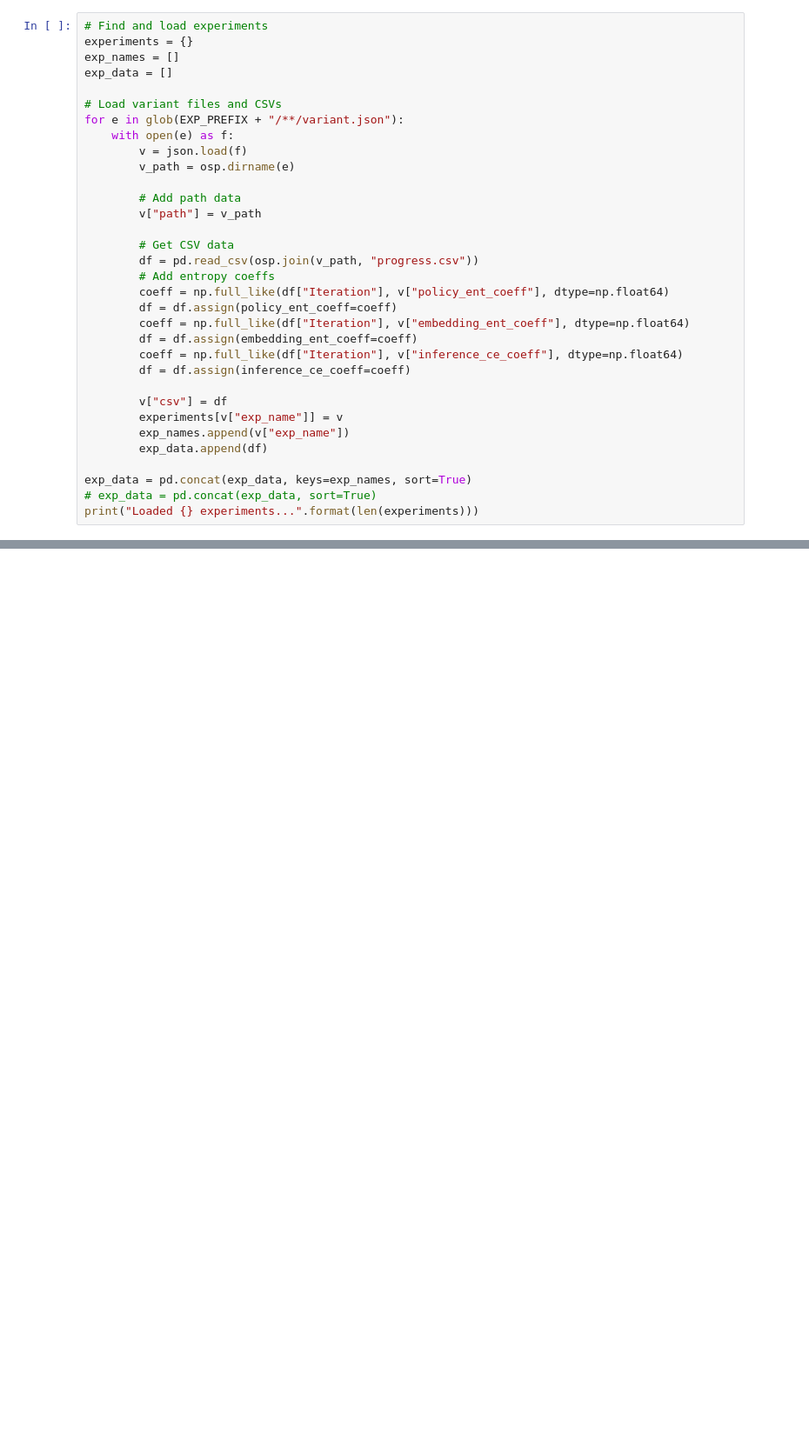
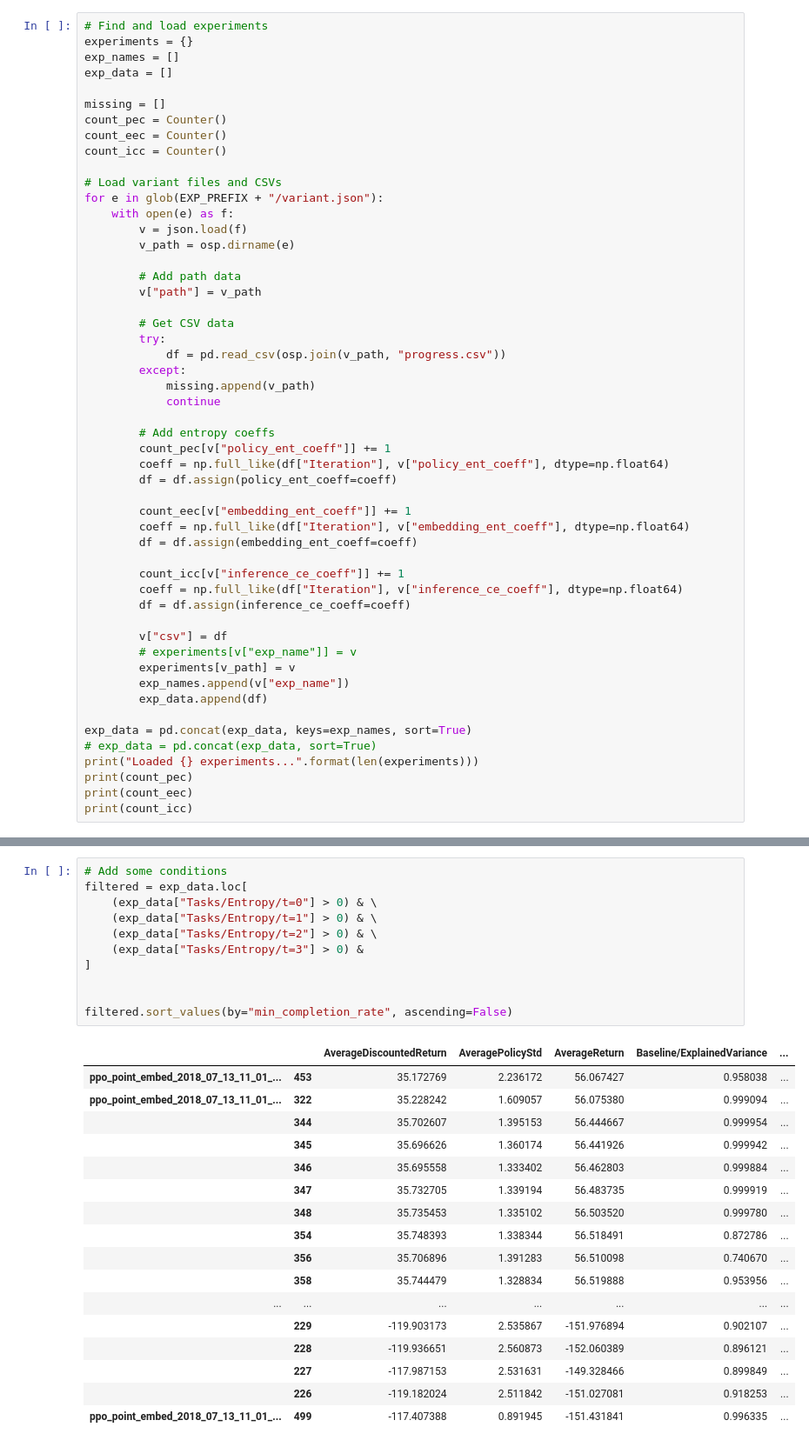
Before and after one commit to ryanjulian/embed2learn, a Jupyter notebook: notebooks/point_hyperopt.ipynb, the cells around one changed output, grey strips where cells are left out. Shown at 87% size. Cells and saved outputs as stored; diff of their text form; blank space fills up the shorter version.

Commit message:
Continue hyperparameter optimization

```diff
--- a/notebooks/point_hyperopt.ipynb
+++ b/notebooks/point_hyperopt.ipynb
@@ -20,8 +21,13 @@ experiments = {}
 exp_names = []
 exp_data = []
 
+missing = []
+count_pec = Counter()
+count_eec = Counter()
+count_icc = Counter()
+
 # Load variant files and CSVs
-for e in glob(EXP_PREFIX + "/**/variant.json"):
+for e in glob(EXP_PREFIX + "/variant.json"):
     with open(e) as f:
         v = json.load(f)
         v_path = osp.dirname(e)
@@ -30,21 +36,35 @@ for e in glob(EXP_PREFIX + "/**/variant.json"):
         v["path"] = v_path
 
         # Get CSV data
-        df = pd.read_csv(osp.join(v_path, "progress.csv"))
+        try:
+            df = pd.read_csv(osp.join(v_path, "progress.csv"))
+        except:
+            missing.append(v_path)
+            continue
+
         # Add entropy coeffs
+        count_pec[v["policy_ent_coeff"]] += 1
         coeff = np.full_like(df["Iteration"], v["policy_ent_coeff"], dtype=np.float64)
         df = df.assign(policy_ent_coeff=coeff)
+
+        count_eec[v["embedding_ent_coeff"]] += 1
         coeff = np.full_like(df["Iteration"], v["embedding_ent_coeff"], dtype=np.float64)
         df = df.assign(embedding_ent_coeff=coeff)
+
+        count_icc[v["inference_ce_coeff"]] += 1
         coeff = np.full_like(df["Iteration"], v["inference_ce_coeff"], dtype=np.float64)
         df = df.assign(inference_ce_coeff=coeff)
 
         v["csv"] = df
-        experiments[v["exp_name"]] = v
+        # experiments[v["exp_name"]] = v
+        experiments[v_path] = v
         exp_names.append(v["exp_name"])
         exp_data.append(df)
 
 exp_data = pd.concat(exp_data, keys=exp_names, sort=True)
 # exp_data = pd.concat(exp_data, sort=True)
 print("Loaded {} experiments...".format(len(experiments)))
+print(count_pec)
+print(count_eec)
+print(count_icc)
 # %% [output]
@@ -87,0 +83,29 @@ filtered.sort_values(by="AverageDiscountedReturn", ascending=False)
+# %%
+# Add some conditions
+filtered = exp_data.loc[
+    (exp_data["Tasks/Entropy/t=0"] > 0) & \
+    (exp_data["Tasks/Entropy/t=1"] > 0) & \
+    (exp_data["Tasks/Entropy/t=2"] > 0) & \
+    (exp_data["Tasks/Entropy/t=3"] > 0) &
+]
+
+
+filtered.sort_values(by="min_completion_rate", ascending=False)
+# %% [output]
+|  |  | AverageDiscountedReturn | AveragePolicyStd | AverageReturn | Baseline/ExplainedVariance | ... |
+| ppo_point_embed_2018_07_13_11_01_... | 453 | 35.172769 | 2.236172 | 56.067427 | 0.958038 | ... |
+| ppo_point_embed_2018_07_13_11_01_... | 322 | 35.228242 | 1.609057 | 56.075380 | 0.999094 | ... |
+|  | 344 | 35.702607 | 1.395153 | 56.444667 | 0.999954 | ... |
+|  | 345 | 35.696626 | 1.360174 | 56.441926 | 0.999942 | ... |
+|  | 346 | 35.695558 | 1.333402 | 56.462803 | 0.999884 | ... |
+|  | 347 | 35.732705 | 1.339194 | 56.483735 | 0.999919 | ... |
+|  | 348 | 35.735453 | 1.335102 | 56.503520 | 0.999780 | ... |
+|  | 354 | 35.748393 | 1.338344 | 56.518491 | 0.872786 | ... |
+|  | 356 | 35.706896 | 1.391283 | 56.510098 | 0.740670 | ... |
+|  | 358 | 35.744479 | 1.328834 | 56.519888 | 0.953956 | ... |
+| ... | ... | ... | ... | ... | ... | ... |
+|  | 229 | -119.903173 | 2.535867 | -151.976894 | 0.902107 | ... |
+|  | 228 | -119.936651 | 2.560873 | -152.060389 | 0.896121 | ... |
+|  | 227 | -117.987153 | 2.531631 | -149.328466 | 0.899849 | ... |
+|  | 226 | -119.182024 | 2.511842 | -151.027081 | 0.918253 | ... |
+| ppo_point_embed_2018_07_13_11_01_... | 499 | -117.407388 | 0.891945 | -151.431841 | 0.996335 | ... |
```
Also changed, not shown: parts of 9 cells of this notebook, 2 other files.
